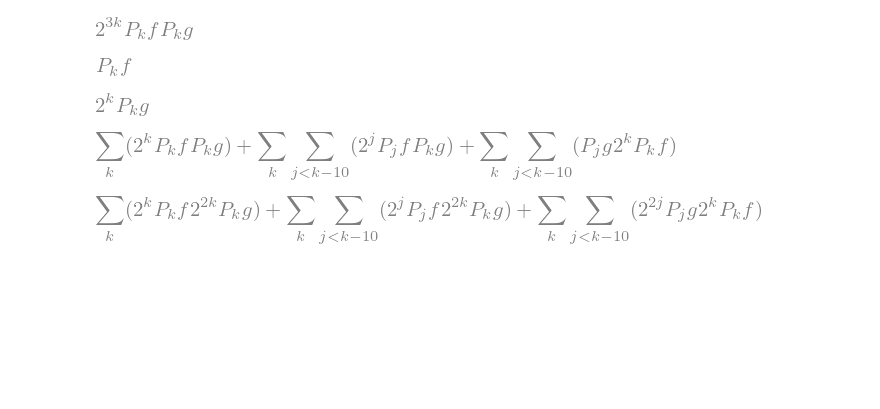
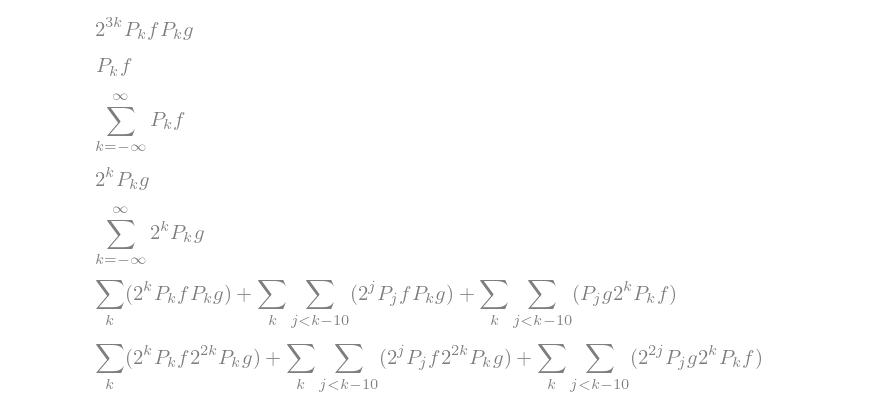
Before and after one commit to micatske/aianalysis, a Jupyter notebook: littlewood.ipynb, the cells around one changed output. Drawn from its saved outputs; the diff is of its cells as text; code cells hidden in the pictures; blank space fills up the shorter version.

```diff
--- a/littlewood.ipynb
+++ b/littlewood.ipynb
@@ -81,10 +61,18 @@ Freq_proj(k,nabla*f)  * Freq_proj(k,lap*g)
 Freq_proj(k,f)
 # %% [output]
 [figure]
+# %%
+summation(Freq_proj(k,f), (k, -oo, oo))
+# %% [output]
+[figure, added]
 # %%
 Freq_proj(k,nabla*g)
 # %% [output]
 [figure]
+# %%
+summation(Freq_proj(k,nabla*g), (k, -oo, oo))
+# %% [output]
+[figure, added]
 # %%
 class Paraproduct(Function):
     @classmethod
```
Also changed, not shown: parts of 9 cells of this notebook, 1 other file.
